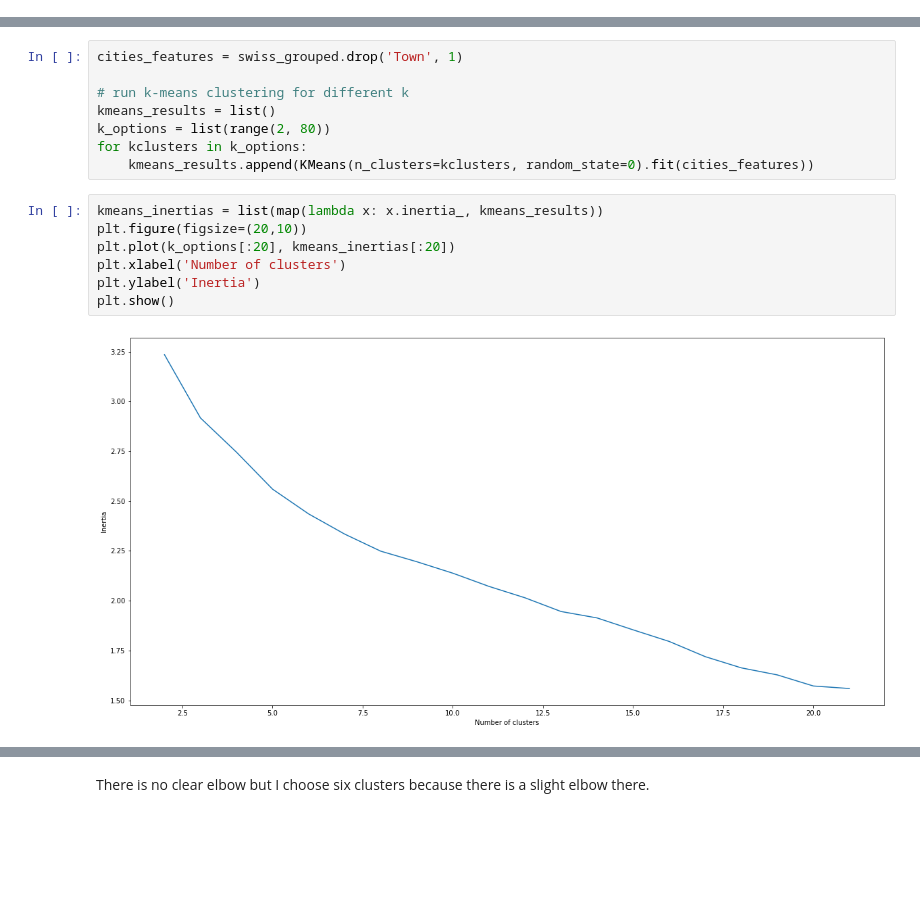
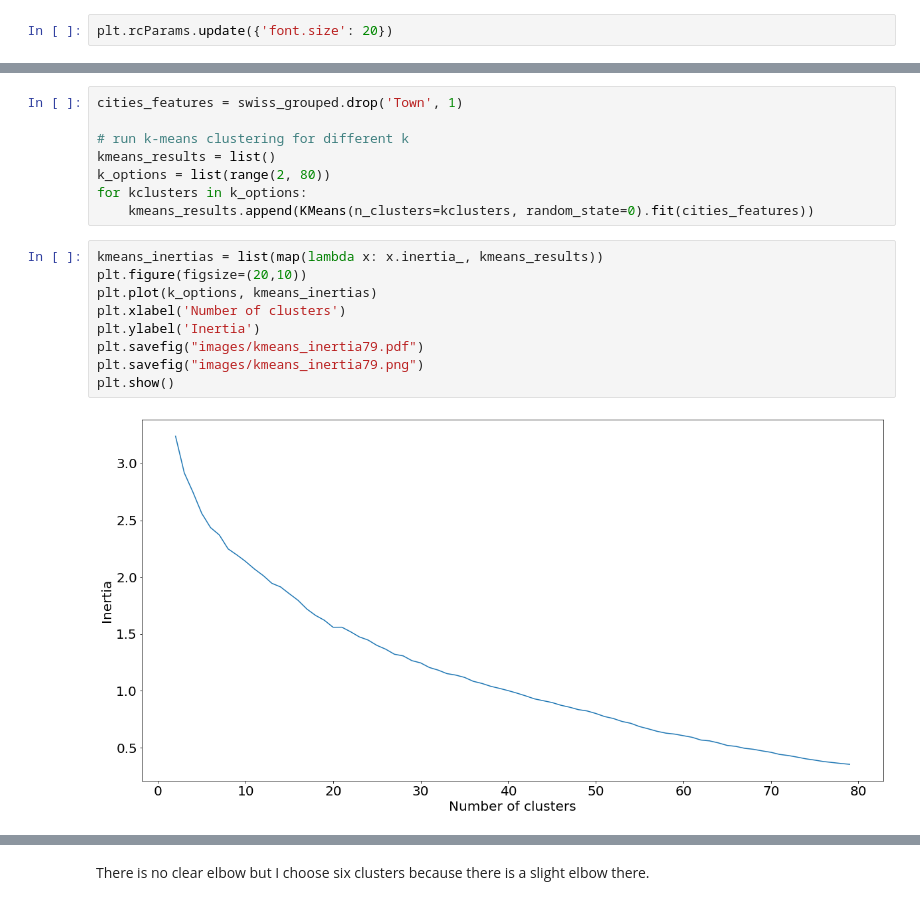
Before and after one commit to jodietrich/Coursera_Capstone, a Jupyter notebook: swiss_city_clustering.ipynb, the cells around one changed output, grey strips where cells are left out. Saved outputs shown, nothing was run; the diff lists cells and outputs as text; blank space fills up the shorter version.

```diff
--- a/swiss_city_clustering.ipynb
+++ b/swiss_city_clustering.ipynb
@@ -41,3 +55,5 @@ Libraries imported.
+# %%
+plt.rcParams.update({'font.size': 20})
 # %% [markdown]
 ## Swiss City Data Analysis
 # %% [markdown]
@@ -440,9 +456,11 @@ for kclusters in k_options:
 # %%
 kmeans_inertias = list(map(lambda x: x.inertia_, kmeans_results))
 plt.figure(figsize=(20,10))
-plt.plot(k_options[:20], kmeans_inertias[:20])
+plt.plot(k_options, kmeans_inertias)
 plt.xlabel('Number of clusters')
 plt.ylabel('Inertia')
+plt.savefig("images/kmeans_inertia79.pdf")
+plt.savefig("images/kmeans_inertia79.png")
 plt.show()
 # %% [output]
-[figure, old version]
+[figure, new version]
```
Also changed, not shown: parts of 9 cells of this notebook, 12 other files.
